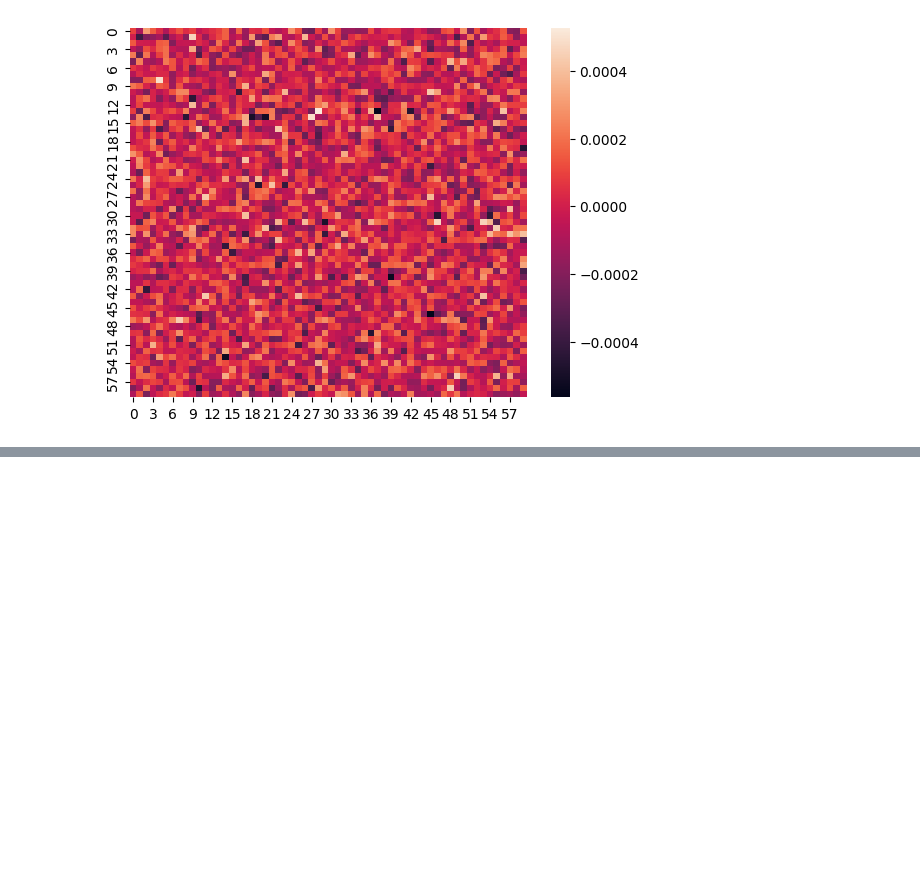
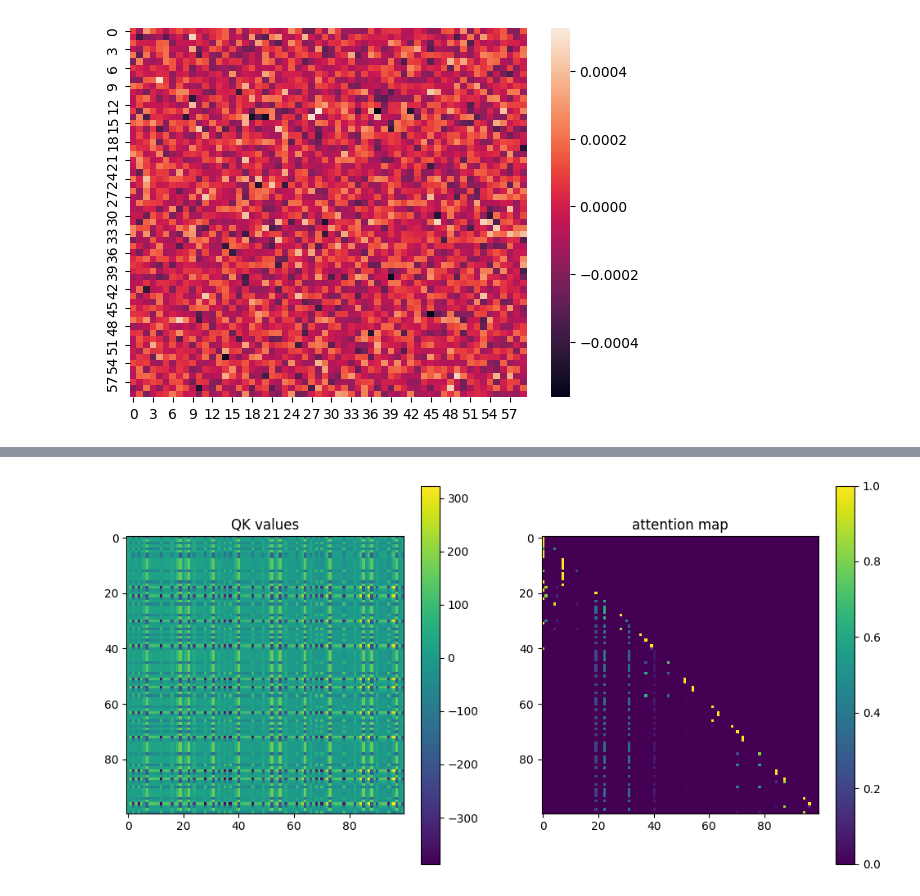
Before and after one commit to OliverXUZY/Induction-Head, a Jupyter notebook: notebook/quick_look_tinyGPT2.ipynb, the cells around one changed output, grey strips where cells are left out. Saved outputs shown, nothing was run; the diff lists cells and outputs as text; code cells hidden in the pictures; blank space fills up the shorter version.

```diff
--- a/notebook/quick_look_tinyGPT2.ipynb
+++ b/notebook/quick_look_tinyGPT2.ipynb
@@ -93,0 +244,19 @@ plt.show()
+# %%
+# Creating a figure with two subplots
+fig, axes = plt.subplots(nrows=1, ncols=2, figsize=(12, 6))
+
+layer_id = 1
+subset = 100
+matrix1 = qk_vals[layer_id][0].detach().numpy()[:subset,:subset]
+matrix2 = attention_maps[layer_id][0].detach().numpy()[:subset,:subset]
+
+# Plotting the matrix using imshow
+axes[0].imshow(matrix1, cmap='viridis')
+axes[0].set_title("QK values")
+axes[0].colorbar = plt.colorbar(axes[0].imshow(matrix1, cmap='viridis'), ax=axes[0])
+
+axes[1].imshow(matrix2, cmap='viridis')
+axes[1].set_title("attention map")
+axes[1].colorbar = plt.colorbar(axes[1].imshow(matrix2, cmap='viridis'), ax=axes[1])
+# %% [output]
+[figure, added]
```
Also changed, not shown: parts of 13 cells of this notebook.
